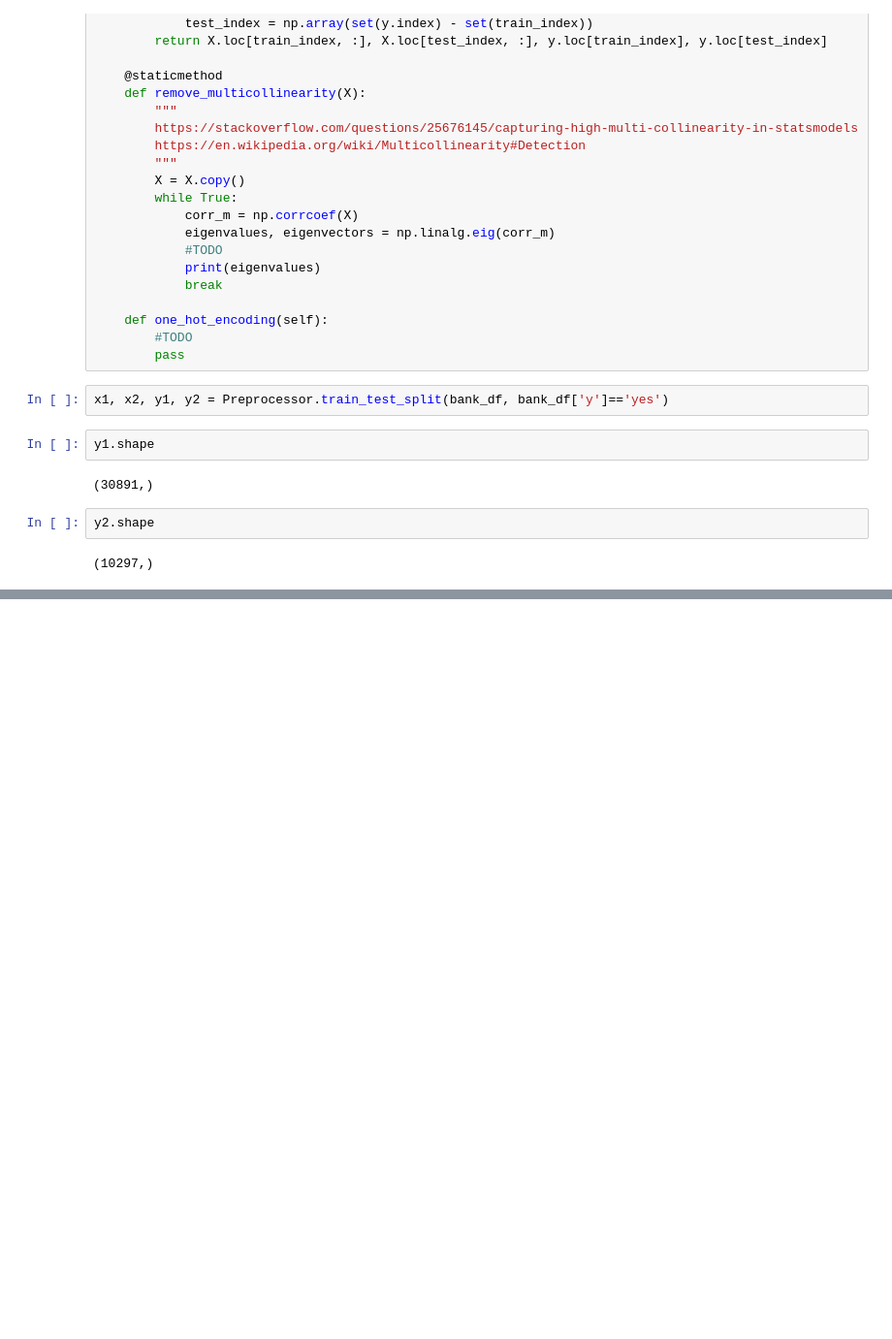
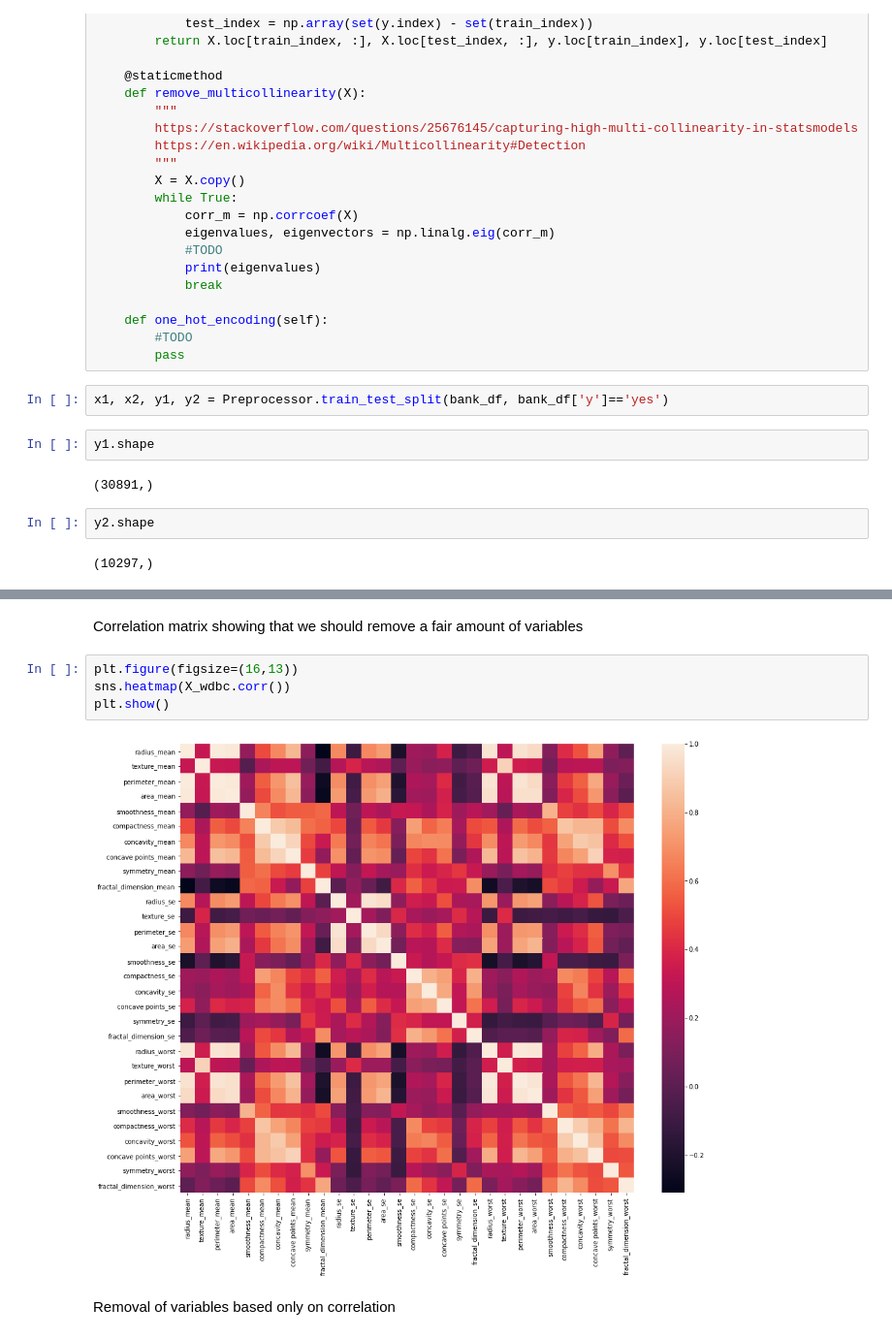
Before and after one commit to pawel99k/AML2022, a Jupyter notebook: Project1/Feature Engineering.ipynb, the cells around one changed output, grey strips where cells are left out. Shown at 97% size. Saved outputs shown, nothing was run; the diff lists cells and outputs as text; blank space fills up the shorter version.

Commit message:
wdbc dataset preparation pt2

```diff
--- a/Project1/Feature Engineering.ipynb
+++ b/Project1/Feature Engineering.ipynb
@@ -182,0 +169,10 @@ Deprecated in NumPy 1.20; for more details and guidance: https://numpy.org/devdo
+# %% [markdown]
+Correlation matrix showing that we should remove a fair amount of variables
+# %%
+plt.figure(figsize=(16,13))
+sns.heatmap(X_wdbc.corr())
+plt.show()
+# %% [output]
+[figure, added]
+# %% [markdown]
+Removal of variables based only on correlation
```
Also changed, not shown: parts of 18 cells of this notebook.
